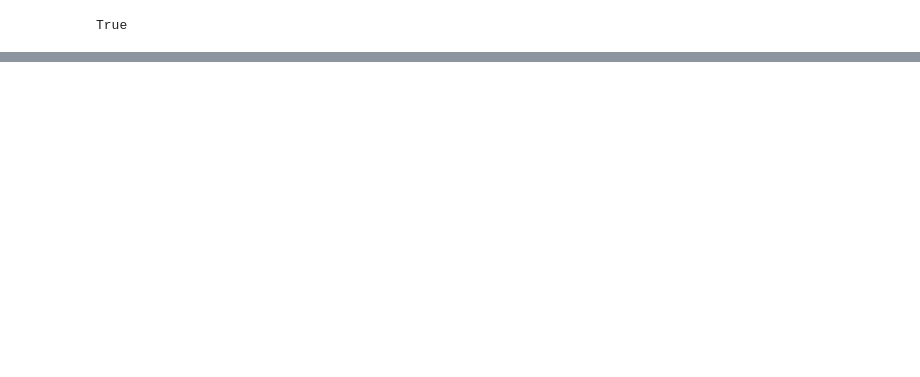
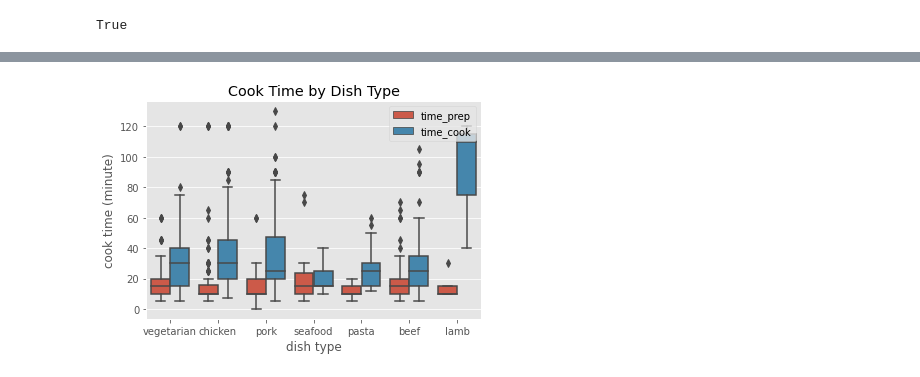
Before and after one commit to microwolf/Scrapy-simplyrecipes, a Jupyter notebook: recipes.ipynb, the cells around one changed output, grey strips where cells are left out. Drawn from its saved outputs; the diff is of its cells as text; code cells hidden in the pictures; blank space fills up the shorter version.

```diff
--- a/recipes.ipynb
+++ b/recipes.ipynb
@@ -179,0 +203,16 @@ plt.savefig('violin_time',dpi = 400)
+# %%
+# cook & prep time with less extreme
+#scatter_df = scatter_df.loc[scatter_df.apply(lambda x: np.abs(x - x.mean()) / x.std() < 3).all(axis=1)]
+df[['dish', 'type', 'time_cook', 'time_prep']].groupby(type)[['time_cook', 'time_prep']].describe()
+df_time_center = df_time[df_time['time_minute'].apply(lambda x: np.abs(x-df_time.time_minute.mean())/df_time.time_minute.std() < 2)] # 95% of data
+
+plt_tcook_box = sns.boxplot(x="type", y='time_minute', data = df_time_center, hue = 'step')
+# plot settings
+plt.xlabel('dish type')
+plt.ylabel('cook time (minute)')
+plt.title('Cook Time by Dish Type')
+plt.suptitle("")
+plt_tcook_box.legend(loc='upper right')
+plt.savefig('plot_time_center_boxplot',dpi = 400)
+# %% [output]
+[figure, added]
```
Also changed, not shown: parts of 11 cells of this notebook, 9 other files.
